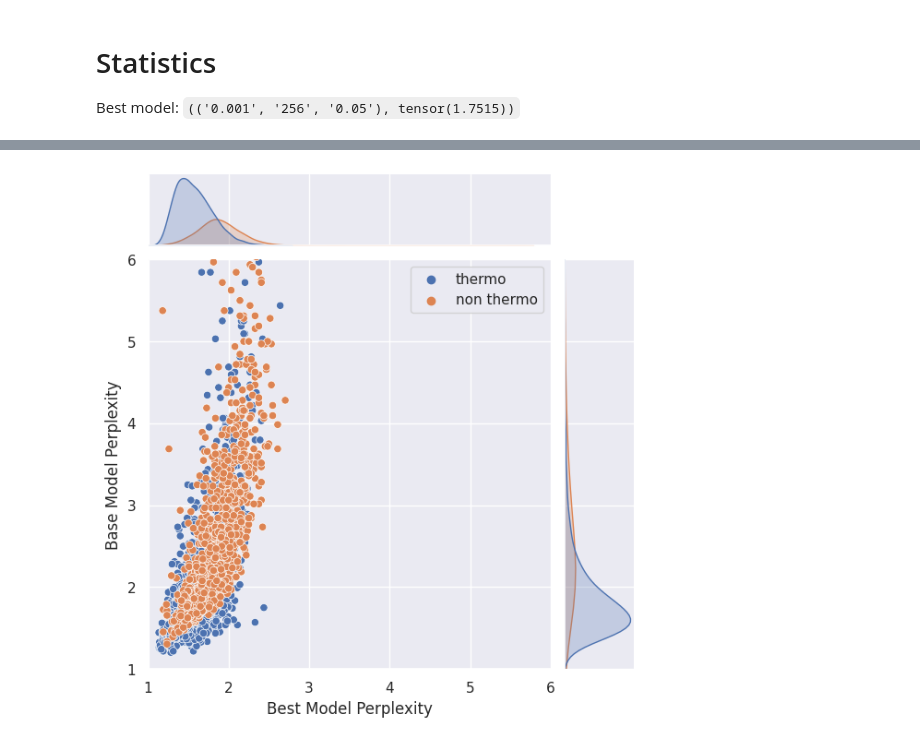
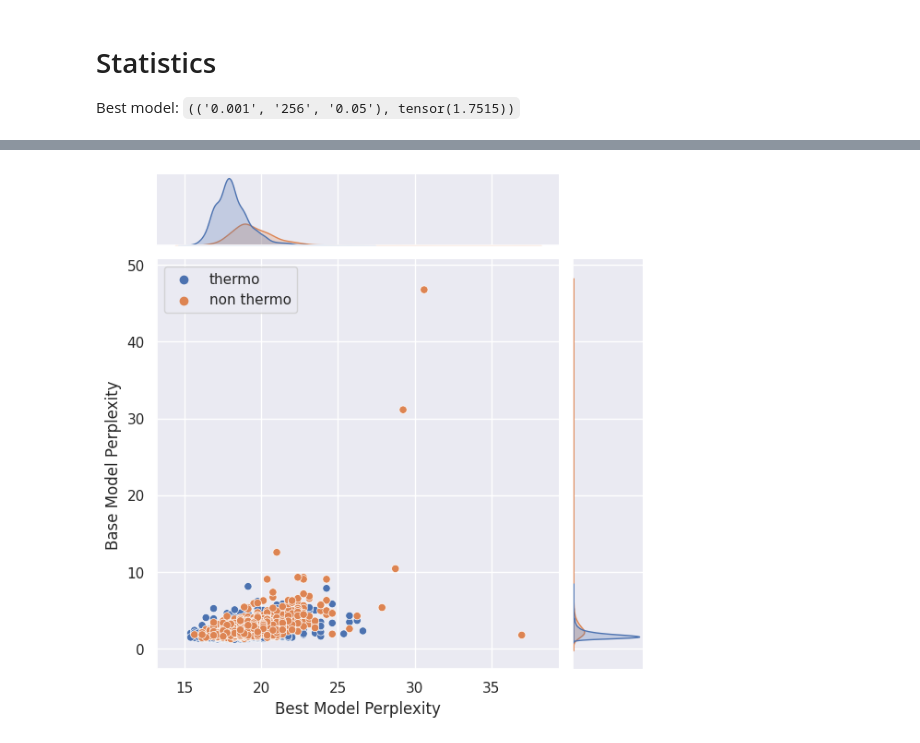
Before and after one commit to AxelGiottonini/Mutator, a Jupyter notebook: perplexity.ipynb, the cells around one changed output, grey strips where cells are left out. Saved outputs shown, nothing was run; the diff lists cells and outputs as text; code cells hidden in the pictures.

```diff
--- a/perplexity.ipynb
+++ b/perplexity.ipynb
@@ -17,7 +17,7 @@ Best model: `(('0.001', '256', '0.05'), tensor(1.7515))`
 # %%
 best_model_args = {
     "from_model": "Rostlab/prot_bert_bfd",
-    "from_adapters": "./models/hps/LR0.001_BS256_P0.05/best/",
+    "from_adapters": "./models/bert/best_validation/LR0.001_BS128_P0.10/best/",
 }
 
 best_model = get_model(best_model_args)
@@ -88,10 +88,10 @@ for batch in non_thermo_dataloader:
 base_model_perplexity = pd.Series(base_model_perplexity)
 # %%
 sns.jointplot(x=best_model_perplexity, y=base_model_perplexity, hue=hue)
-plt.xlim(1, 6)
-plt.ylim(1, 6)
+#plt.xlim(1, 6)
+#plt.ylim(1, 6)
 plt.xlabel("Best Model Perplexity")
 plt.ylabel("Base Model Perplexity")
 plt.show()
 # %% [output]
-[figure, old version]
+[figure, new version]
```
Also changed, not shown: 10 other files.
